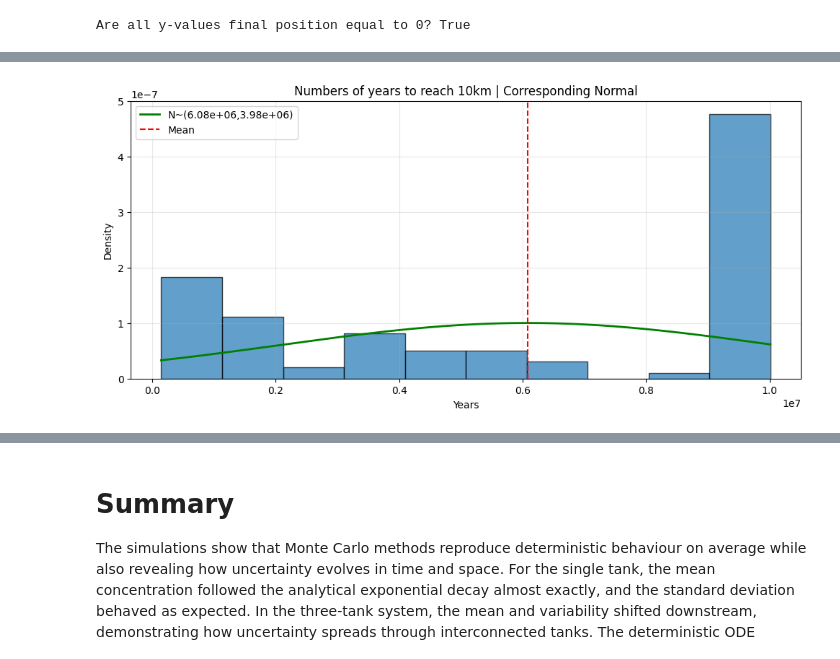
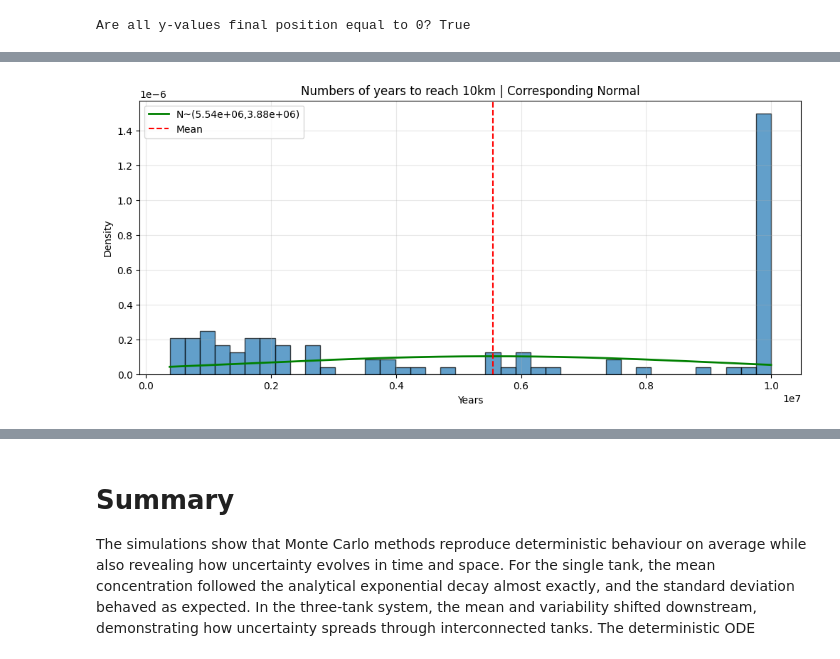
Before and after one commit to MalleBallen/Torgrim-og-Malvin-Gruppeprosjekt, a Jupyter notebook: project4/project4_malvin_oppdatering.ipynb, the cells around one changed output, grey strips where cells are left out. Cells and saved outputs as stored; diff of their text form; code cells hidden in the pictures.

```diff
--- a/project4/project4_malvin_oppdatering.ipynb
+++ b/project4/project4_malvin_oppdatering.ipynb
@@ -1551,7 +1553,7 @@ We then calculate the mean of an unbiased for reaching the boundary of $0$, or $
 # %%
 def simulate_many_paths(
     n_runs=100,
-    max_val = 5*10**7,
+    max_val = 10**7,
 ):
     arrival_steps_mod_unb = []
     y_vals_unb = []
@@ -1577,6 +1579,6 @@ def simulate_many_paths(
     return y_vals_unb, arrival_steps_mod_unb
 # %%
 y_vals_unb, arrival_steps_mod_unb = simulate_many_paths()
-plot_hist_and_check_normality(arrival_steps_mod_unb, "Numbers of years to reach 10km | Corresponding Normal", n_bins=25)
+plot_hist_and_check_normality(arrival_steps_mod_unb, "Numbers of years to reach 10km | Corresponding Normal", n_bins=40)
 # %% [output]
-[figure, old version]
+[figure, new version]
```
Also changed, not shown: parts of 15 cells of this notebook.
